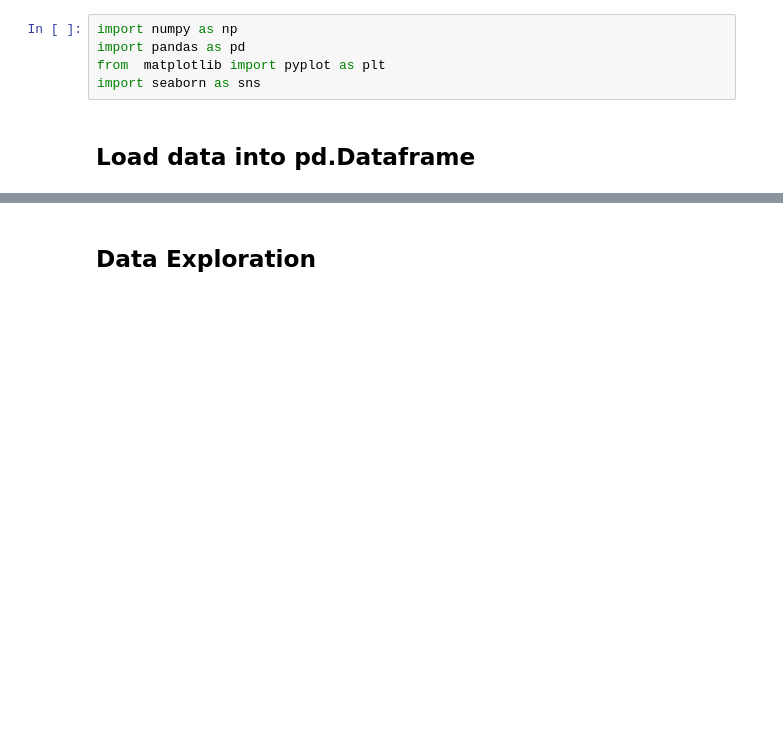
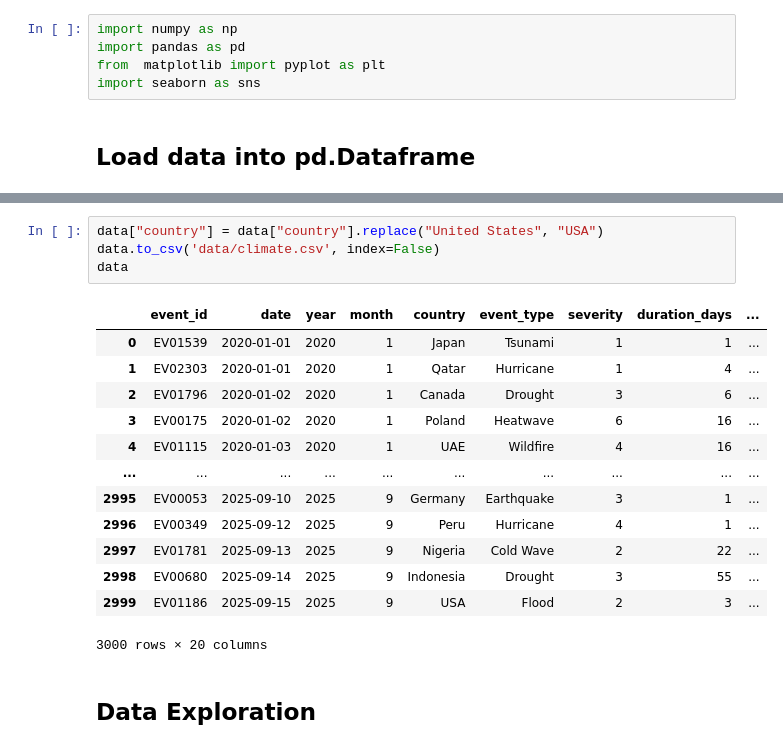
Before and after one commit to KarlFreiwald/project_IV, a Jupyter notebook: first exploration.ipynb, the cells around one changed output, grey strips where cells are left out. Drawn from its saved outputs; the diff is of its cells as text; blank space fills up the shorter version.

```diff
--- a/first exploration.ipynb
+++ b/first exploration.ipynb
@@ -20,3 +34,21 @@ Columns:        20
+# %%
+data["country"] = data["country"].replace("United States", "USA")
+data.to_csv('data/climate.csv', index=False)
+data
+# %% [output]
+|  | event_id | date | year | month | country | event_type | severity | duration_days | ... |
+| 0 | EV01539 | 2020-01-01 | 2020 | 1 | Japan | Tsunami | 1 | 1 | ... |
+| 1 | EV02303 | 2020-01-01 | 2020 | 1 | Qatar | Hurricane | 1 | 4 | ... |
+| 2 | EV01796 | 2020-01-02 | 2020 | 1 | Canada | Drought | 3 | 6 | ... |
+| 3 | EV00175 | 2020-01-02 | 2020 | 1 | Poland | Heatwave | 6 | 16 | ... |
+| 4 | EV01115 | 2020-01-03 | 2020 | 1 | UAE | Wildfire | 4 | 16 | ... |
+| ... | ... | ... | ... | ... | ... | ... | ... | ... | ... |
+| 2995 | EV00053 | 2025-09-10 | 2025 | 9 | Germany | Earthquake | 3 | 1 | ... |
+| 2996 | EV00349 | 2025-09-12 | 2025 | 9 | Peru | Hurricane | 4 | 1 | ... |
+| 2997 | EV01781 | 2025-09-13 | 2025 | 9 | Nigeria | Cold Wave | 2 | 22 | ... |
+| 2998 | EV00680 | 2025-09-14 | 2025 | 9 | Indonesia | Drought | 3 | 55 | ... |
+| 2999 | EV01186 | 2025-09-15 | 2025 | 9 | USA | Flood | 2 | 3 | ... |
+3000 rows × 20 columns
 # %% [markdown]
 ## Data Exploration
 # %%
```
Also changed, not shown: parts of 1 cell of this notebook, 2 other files.
